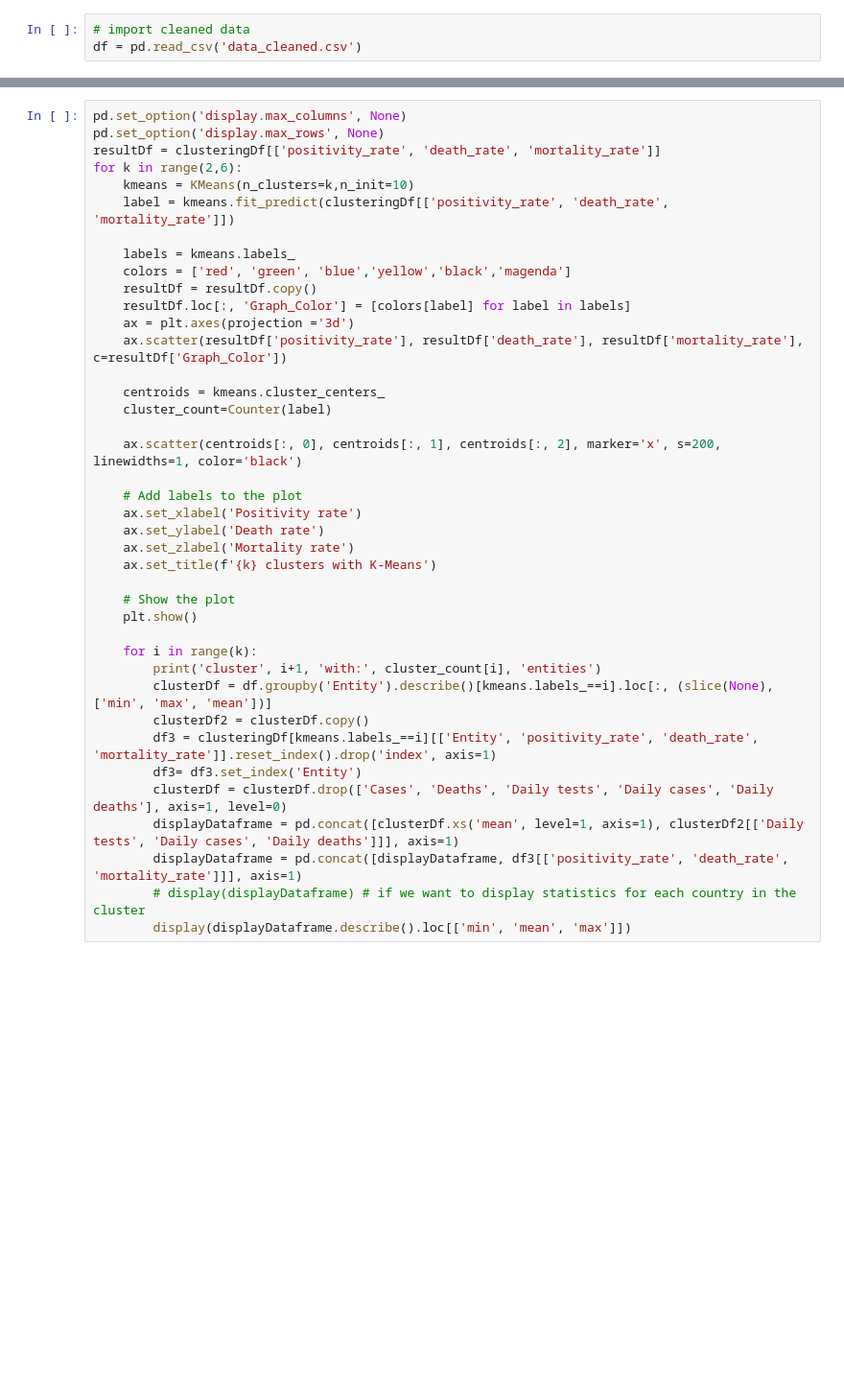
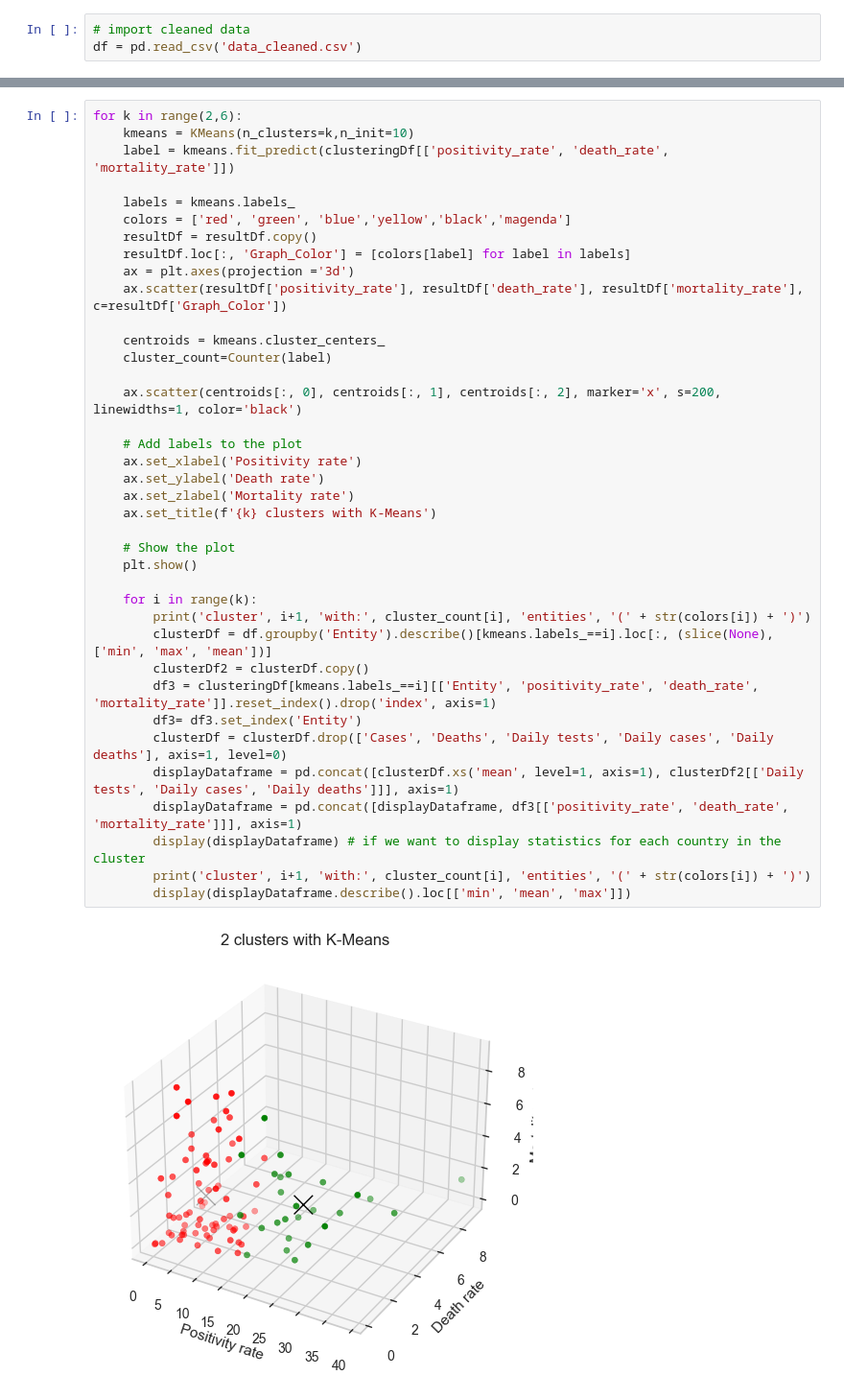
Before and after one commit to eefthymiou/DataMiningProject, a Jupyter notebook: clustering.ipynb, the cells around one changed output, grey strips where cells are left out. Shown at 96% size. Cells and saved outputs as stored; diff of their text form; blank space fills up the shorter version.

```diff
--- a/clustering.ipynb
+++ b/clustering.ipynb
@@ -34,7 +64,4 @@ sil_vis.show()
 # %%
-pd.set_option('display.max_columns', None)
-pd.set_option('display.max_rows', None)
-resultDf = clusteringDf[['positivity_rate', 'death_rate', 'mortality_rate']]
 for k in range(2,6):
     kmeans = KMeans(n_clusters=k,n_init=10)
     label = kmeans.fit_predict(clusteringDf[['positivity_rate', 'death_rate', 'mortality_rate']])
@@ -42,32 +69,35 @@ for k in range(2,6):
     labels = kmeans.labels_
     colors = ['red', 'green', 'blue','yellow','black','magenda']
     resultDf = resultDf.copy()
     resultDf.loc[:, 'Graph_Color'] = [colors[label] for label in labels]
     ax = plt.axes(projection ='3d')
     ax.scatter(resultDf['positivity_rate'], resultDf['death_rate'], resultDf['mortality_rate'], c=resultDf['Graph_Color'])
 
     centroids = kmeans.cluster_centers_
     cluster_count=Counter(label)
 
     ax.scatter(centroids[:, 0], centroids[:, 1], centroids[:, 2], marker='x', s=200, linewidths=1, color='black')
 
     # Add labels to the plot
     ax.set_xlabel('Positivity rate')
     ax.set_ylabel('Death rate')
     ax.set_zlabel('Mortality rate')
     ax.set_title(f'{k} clusters with K-Means')
 
     # Show the plot
     plt.show()
 
     for i in range(k):
-        print('cluster', i+1, 'with:', cluster_count[i], 'entities')
+        print('cluster', i+1, 'with:', cluster_count[i], 'entities', '(' + str(colors[i]) + ')')
         clusterDf = df.groupby('Entity').describe()[kmeans.labels_==i].loc[:, (slice(None), ['min', 'max', 'mean'])]
         clusterDf2 = clusterDf.copy()
         df3 = clusteringDf[kmeans.labels_==i][['Entity', 'positivity_rate', 'death_rate', 'mortality_rate']].reset_index().drop('index', axis=1)
         df3= df3.set_index('Entity')
         clusterDf = clusterDf.drop(['Cases', 'Deaths', 'Daily tests', 'Daily cases', 'Daily deaths'], axis=1, level=0)
         displayDataframe = pd.concat([clusterDf.xs('mean', level=1, axis=1), clusterDf2[['Daily tests', 'Daily cases', 'Daily deaths']]], axis=1)
         displayDataframe = pd.concat([displayDataframe, df3[['positivity_rate', 'death_rate', 'mortality_rate']]], axis=1)
-        # display(displayDataframe) # if we want to display statistics for each country in the cluster
+        display(displayDataframe) # if we want to display statistics for each country in the cluster
+        print('cluster', i+1, 'with:', cluster_count[i], 'entities', '(' + str(colors[i]) + ')')
         display(displayDataframe.describe().loc[['min', 'mean', 'max']])
+# %% [output]
+[figure, added]
```
Also changed, not shown: parts of 7 cells of this notebook, 2 other files.
